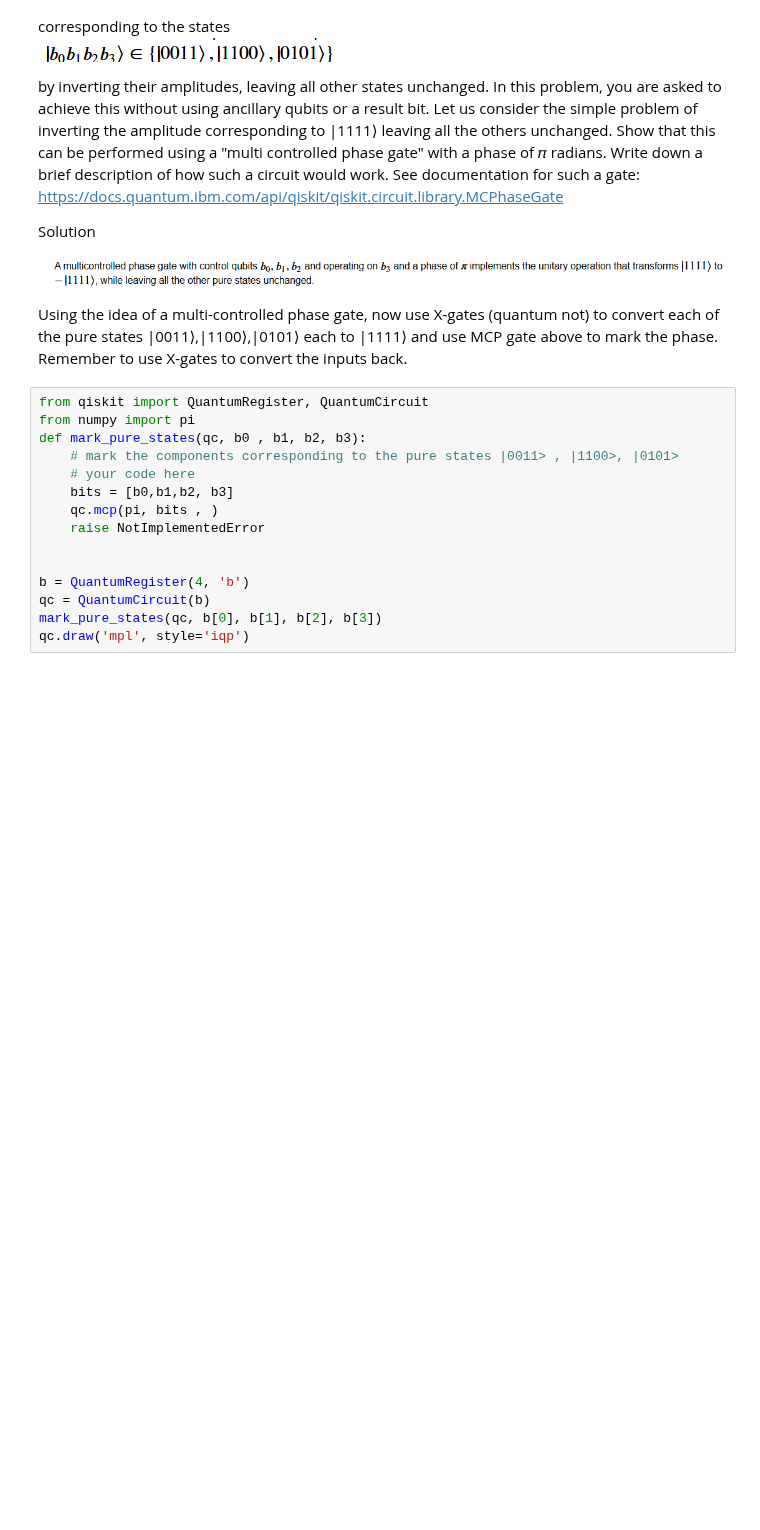
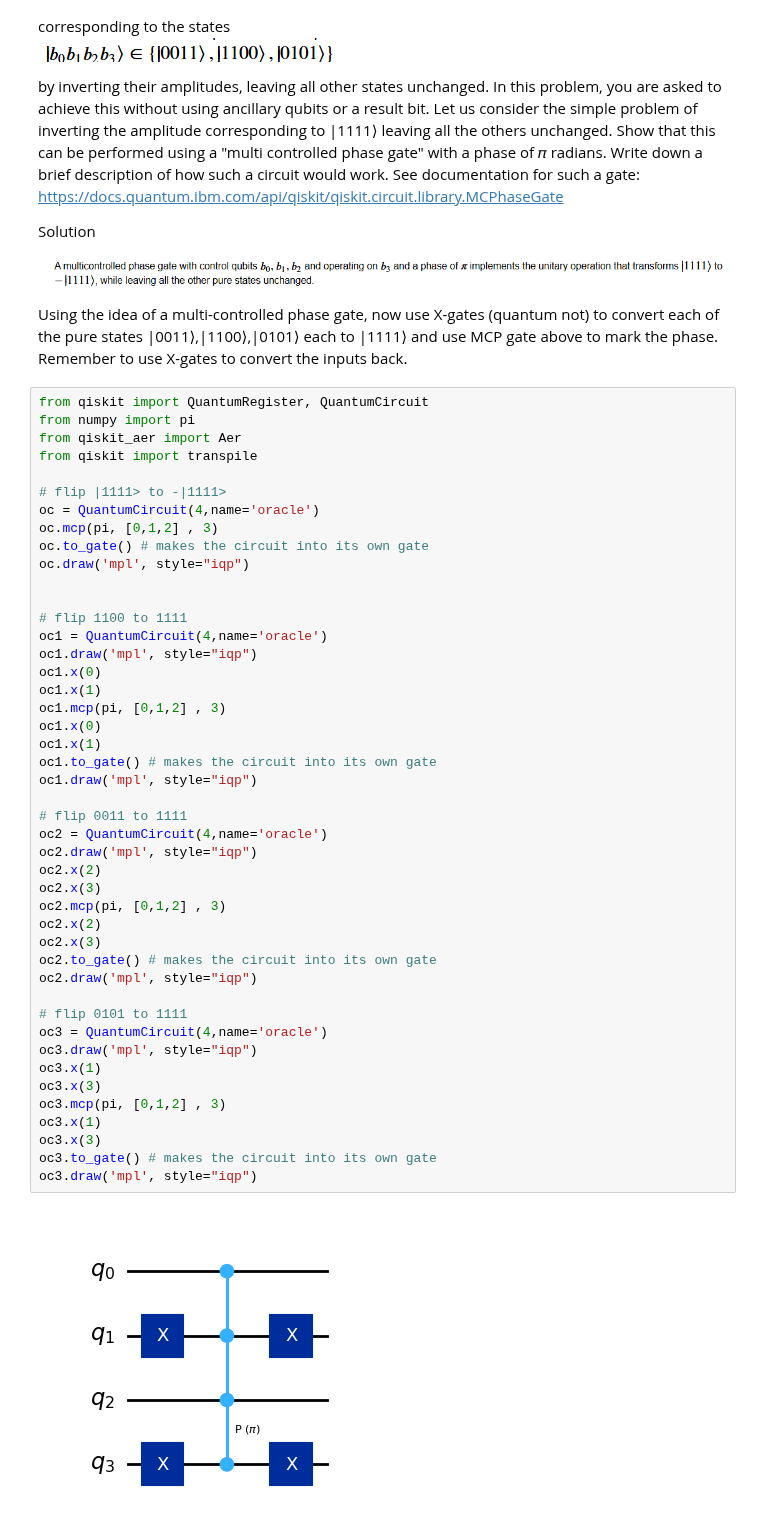
Before and after one commit to hrm123/pythondemo, a Jupyter notebook: notebooks/quantum_algorithms/Assignment2.ipynb, the cells around one changed output. Cells and saved outputs as stored; diff of their text form; blank space fills up the shorter version.

```diff
--- a/notebooks/quantum_algorithms/Assignment2.ipynb
+++ b/notebooks/quantum_algorithms/Assignment2.ipynb
@@ -347,18 +347,50 @@ Let us consider the simple problem of inverting the amplitude corresponding to
 
 Using the idea of a multi-controlled phase gate, now use X-gates (quantum not) to convert each of the pure states  |0011⟩,|1100⟩,|0101⟩
   each to  |1111⟩  and use MCP gate above to mark the phase. Remember to use X-gates to convert the inputs back.
-# %%
-from qiskit import QuantumRegister, QuantumCircuit
-from numpy import pi
-def mark_pure_states(qc, b0 , b1, b2, b3):
-    # mark the components corresponding to the pure states |0011> , |1100>, |0101>
-    # your code here
-    bits = [b0,b1,b2, b3]
-    qc.mcp(pi, bits , )
-    raise NotImplementedError
-
-
-b = QuantumRegister(4, 'b')
-qc = QuantumCircuit(b)
-mark_pure_states(qc, b[0], b[1], b[2], b[3])
-qc.draw('mpl', style='iqp')
+# %%
+from qiskit import QuantumRegister, QuantumCircuit
+from numpy import pi
+from qiskit_aer import Aer
+from qiskit import transpile
+
+# flip |1111> to -|1111>
+oc = QuantumCircuit(4,name='oracle')
+oc.mcp(pi, [0,1,2] , 3)
+oc.to_gate() # makes the circuit into its own gate
+oc.draw('mpl', style="iqp")
+
+
+# flip 1100 to 1111
+oc1 = QuantumCircuit(4,name='oracle')
+oc1.draw('mpl', style="iqp")
+oc1.x(0)
+oc1.x(1)
+oc1.mcp(pi, [0,1,2] , 3)
+oc1.x(0)
+oc1.x(1)
+oc1.to_gate() # makes the circuit into its own gate
+oc1.draw('mpl', style="iqp")
+
+# flip 0011 to 1111
+oc2 = QuantumCircuit(4,name='oracle')
+oc2.draw('mpl', style="iqp")
+oc2.x(2)
+oc2.x(3)
+oc2.mcp(pi, [0,1,2] , 3)
+oc2.x(2)
+oc2.x(3)
+oc2.to_gate() # makes the circuit into its own gate
+oc2.draw('mpl', style="iqp")
+
+# flip 0101 to 1111
+oc3 = QuantumCircuit(4,name='oracle')
+oc3.draw('mpl', style="iqp")
+oc3.x(1)
+oc3.x(3)
+oc3.mcp(pi, [0,1,2] , 3)
+oc3.x(1)
+oc3.x(3)
+oc3.to_gate() # makes the circuit into its own gate
+oc3.draw('mpl', style="iqp")
+# %% [output]
+[figure, added]
```
Also changed, not shown: parts of 5 cells of this notebook, 1 other file.
